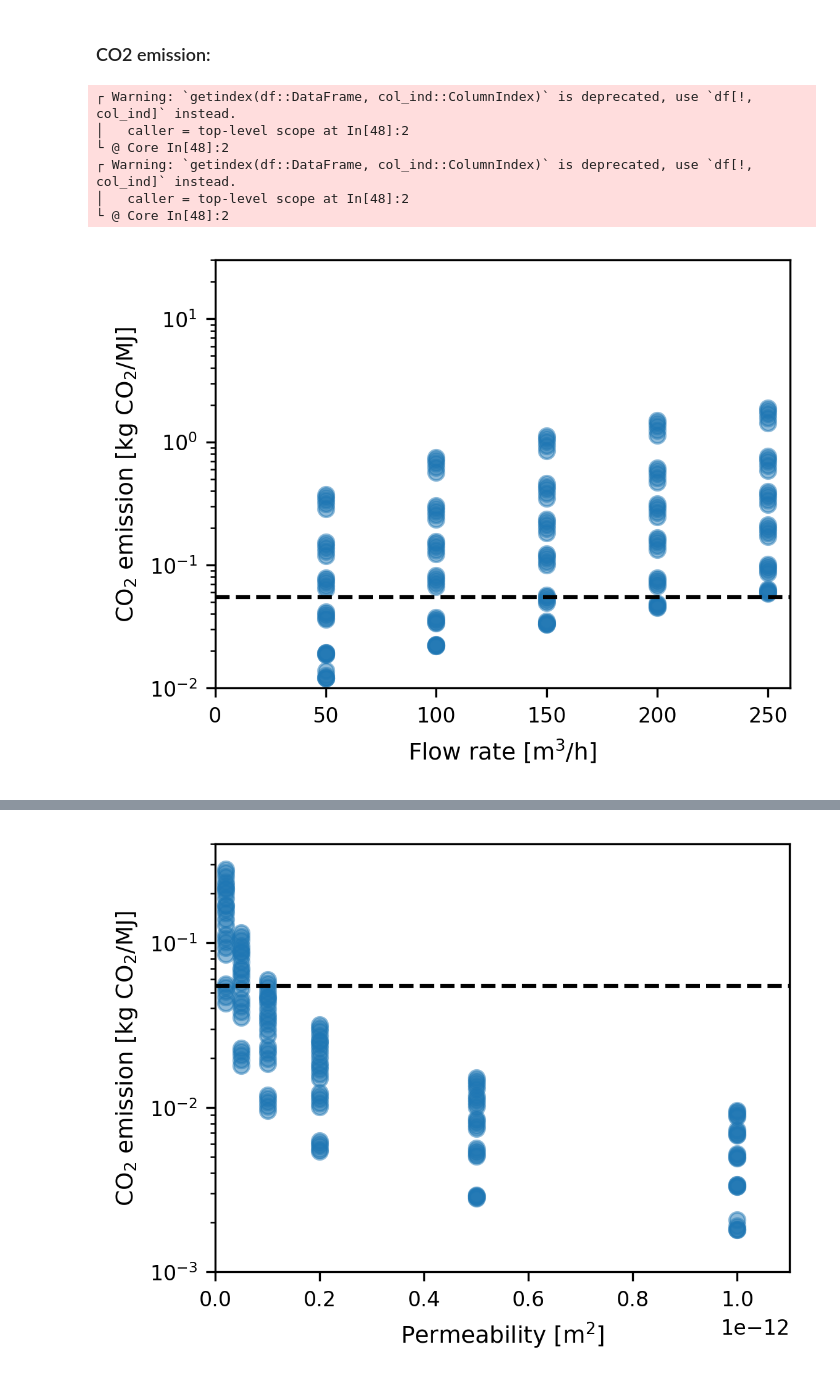
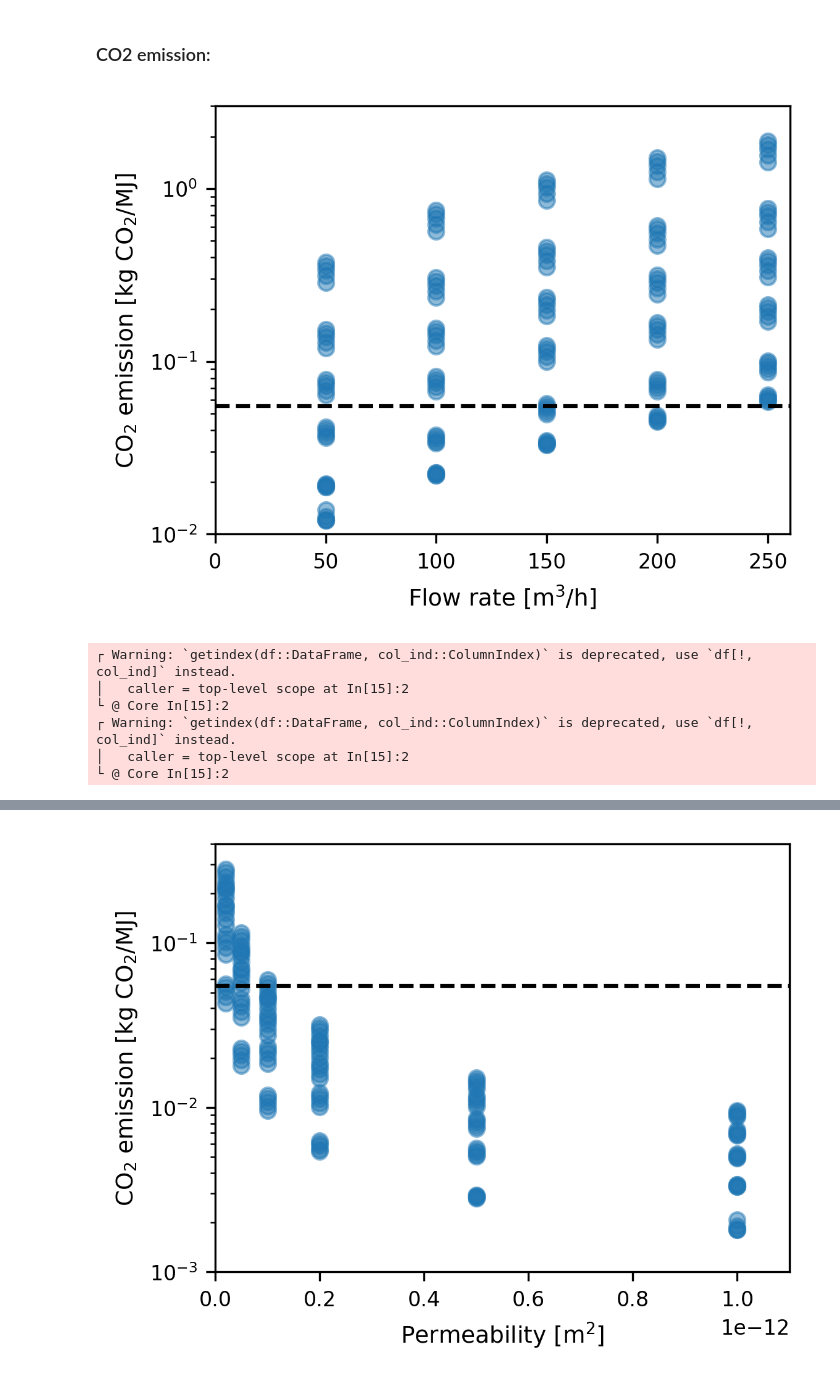
Before and after one commit to simulkade/geothermal, a Jupyter notebook: data_analysis_results.ipynb, the cells around one changed output, grey strips where cells are left out. Cells and saved outputs as stored; diff of their text form; code cells hidden in the pictures.

```diff
--- a/data_analysis_results.ipynb
+++ b/data_analysis_results.ipynb
@@ -276,19 +289,19 @@ end
 # %%
 figure(figsize=(4,3))
 semilogy(df_geo[:q_m3_s]*3600, df_geo[:c_CO2], alpha = 0.5, "o")
 semilogy([0, 260], [em_gas, em_gas]*1e3, "--k")
 xlabel("Flow rate [m\$^3\$/h]")
 ylabel("CO\$_2\$ emission [kg CO\$_2\$/MJ]")
-axis([0, 260, 1e-2, 30])
+axis([0, 260, 1e-2, 3])
 savefig("figs/CO2_emission_flow.png")
 # %% [output]
+[figure, new version]
 ┌ Warning: `getindex(df::DataFrame, col_ind::ColumnIndex)` is deprecated, use `df[!, col_ind]` instead.
-│   caller = top-level scope at In[48]:2
-└ @ Core In[48]:2
+│   caller = top-level scope at In[15]:2
+└ @ Core In[15]:2
 ┌ Warning: `getindex(df::DataFrame, col_ind::ColumnIndex)` is deprecated, use `df[!, col_ind]` instead.
-│   caller = top-level scope at In[48]:2
-└ @ Core In[48]:2
+│   caller = top-level scope at In[15]:2
+└ @ Core In[15]:2
-[figure, old version]
 # %%
 figure(figsize=(4,3))
 semilogy(df_geo[:k_m2], df_geo[:c_CO2], alpha = 0.5, "o")
```
Also changed, not shown: parts of 8 cells of this notebook, 12 other files.
